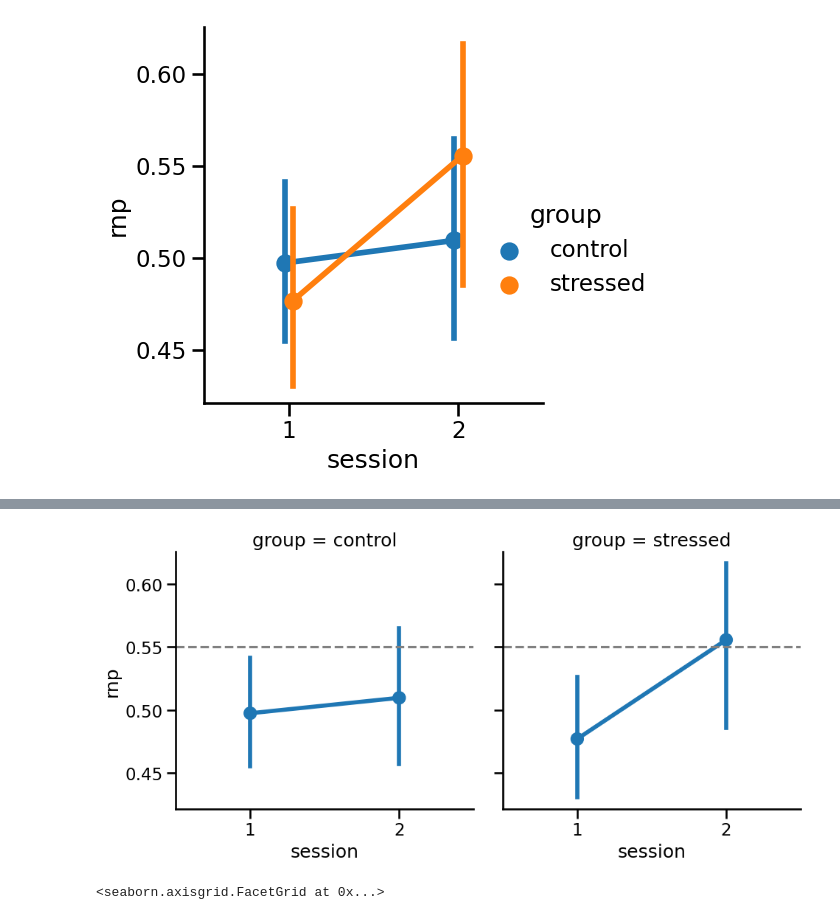
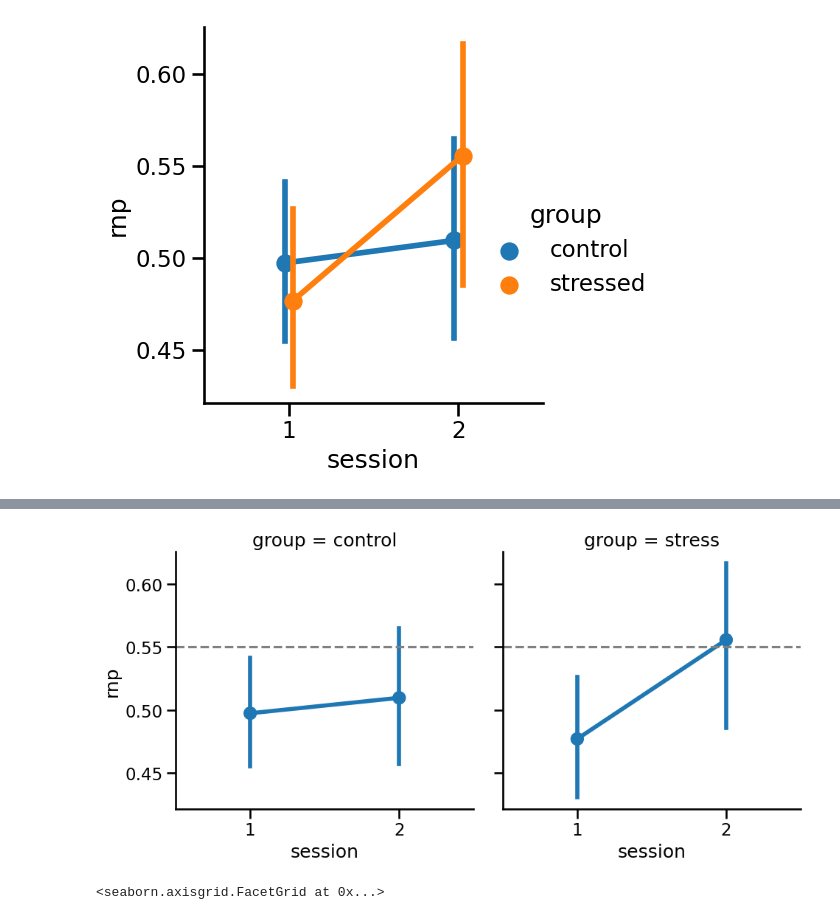
Before and after one commit to Gilles86/stress_risk, a Jupyter notebook: stress_risk/plots_for_paper/fig2_rnp.ipynb, the cells around one changed output, grey strips where cells are left out. Drawn from its saved outputs; the diff is of its cells as text; code cells hidden in the pictures.

Commit message:
poster plots

```diff
--- a/stress_risk/plots_for_paper/fig2_rnp.ipynb
+++ b/stress_risk/plots_for_paper/fig2_rnp.ipynb
@@ -91,16 +124,16 @@ for t, l in zip(p._legend.texts, legend_labels.values()):
 # %%
-tmp['group_name'] = np.where(tmp['group'] == 0, 'control', 'stressed')
+tmp['group_name'] = np.where(tmp['group'] == 0, 'control', 'stress')
 
 fac = sns.catplot(tmp, y='rnp', x='session', col='group_name', kind='point',
             errorbar=get_error_bar, dodge=True)
 
 fac.set_titles(col_template='group = {col_name}')
 for ax in fac.axes.ravel():
     ax.axhline(.55, c='grey', ls='--')
 
 plt.savefig(op.join(plot_folder_path, f'rnp_group-sesssion_model-{n_model}_groups-seperate'))
 # %% [output]
-[figure, old version]
+[figure, new version]
 # %%
 g = sns.FacetGrid(rnp.stack([1, 2]).reset_index(), hue='group', col='session')
 
```
Also changed, not shown: parts of 7 cells of this notebook, 8 other files.
